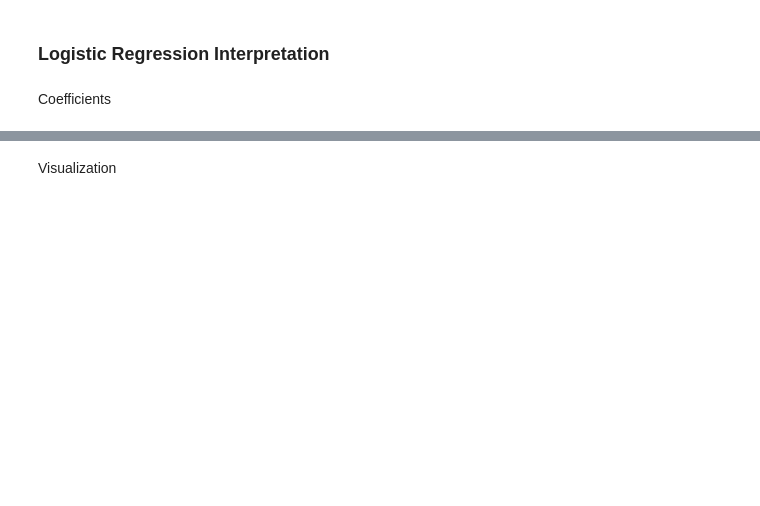
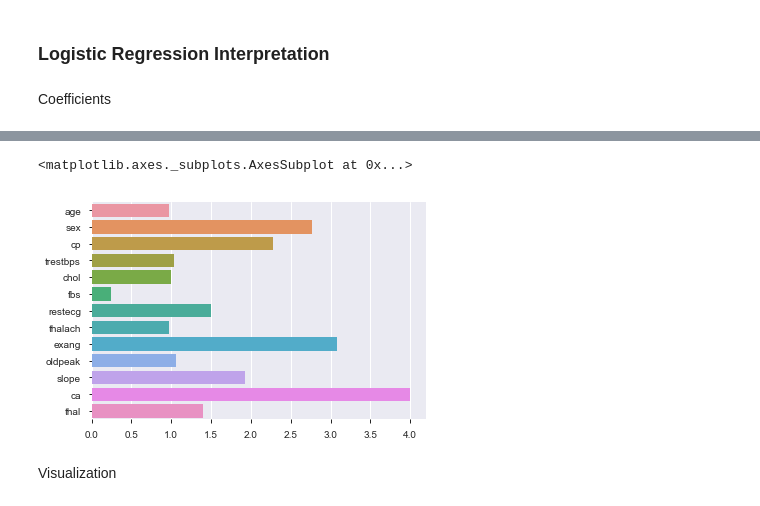
Before and after one commit to OlaKozak/heart_disease_uci, a Jupyter notebook: heart_disease.ipynb, the cells around one changed output, grey strips where cells are left out. Saved outputs shown, nothing was run; the diff lists cells and outputs as text; code cells hidden in the pictures; blank space fills up the shorter version.

```diff
--- a/heart_disease.ipynb
+++ b/heart_disease.ipynb
@@ -165,3 +292,9 @@ Coefficients
+# %%
+sns.barplot(x=np.exp(grid_logreg.coef_[0]), y=data_pd.columns.tolist()[:-1])
+sns.hline()
+# %% [output]
+<matplotlib.axes._subplots.AxesSubplot at 0x...>
+[figure, added]
 # %% [markdown]
 Visualization
 # %%
```
Also changed, not shown: parts of 14 cells of this notebook.
